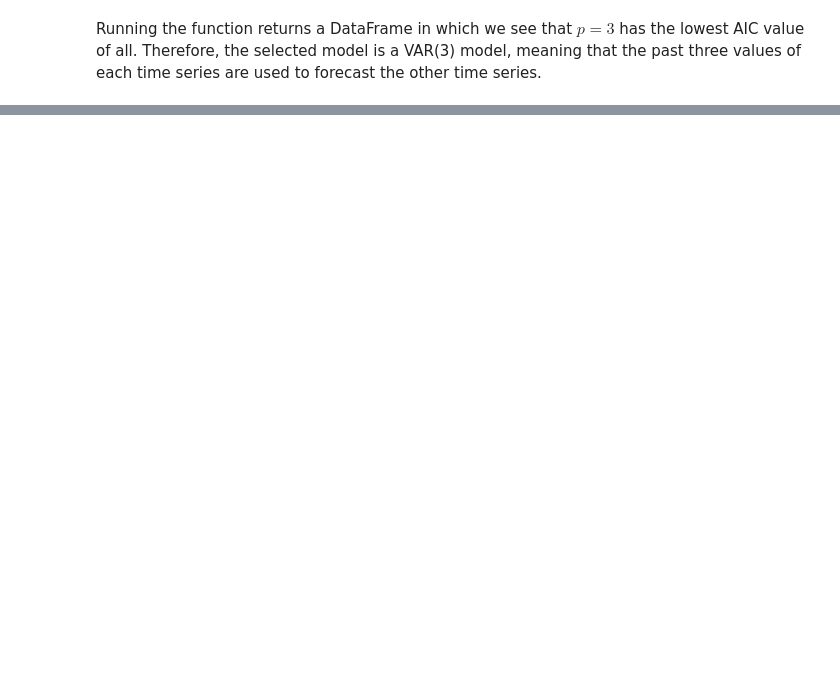
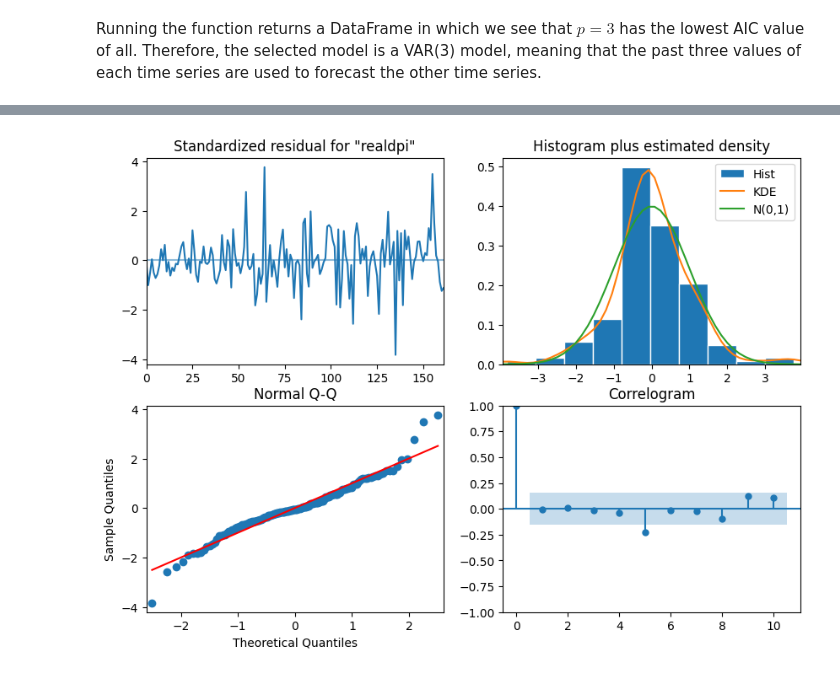
Before and after one commit to JPL-JUNO/Time-Series, a Jupyter notebook: TSFP/code/ch10_forecasting_multiple_time_series.ipynb, the cells around one changed output, grey strips where cells are left out. Cells and saved outputs as stored; diff of their text form; code cells hidden in the pictures; blank space fills up the shorter version.

```diff
--- a/TSFP/code/ch10_forecasting_multiple_time_series.ipynb
+++ b/TSFP/code/ch10_forecasting_multiple_time_series.ipynb
@@ -114,0 +159,4 @@ granger_1 = grangercausalitytests(
+# %%
+best_model = VARMAX(train, order=(3, 0))
+best_model_fit = best_model.fit(disp=False)
+print(best_model_fit.summary())
@@ -114,0 +181,8 @@ granger_1 = grangercausalitytests(
+# %%
+# realdpi
+# Passing variable=0 specifies that we want plots for the residuals of
+# realdpi, since it is the first variable that was passed to the VAR model.
+best_model_fit.plot_diagnostics(figsize=(10, 7), variable=0)
+plt.savefig('img/CH10_F04.png', dpi=300)
+# %% [output]
+[figure, added]
```
Also changed, not shown: parts of 18 cells of this notebook, 6 other files.
